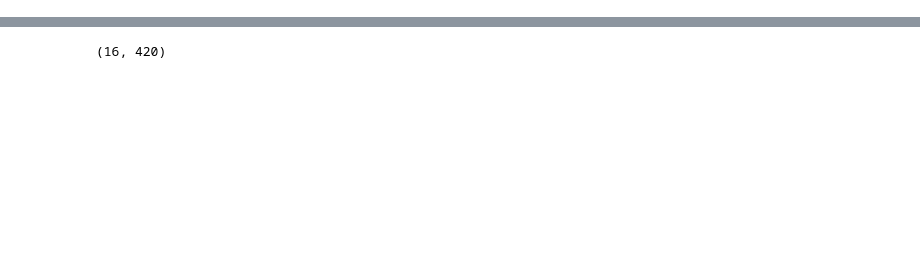
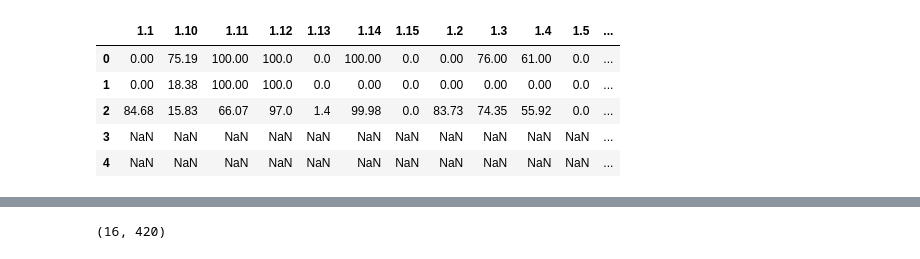
Before and after one commit to olyagnilova/uni-prob, a Jupyter notebook: data_prep.ipynb, the cells around one changed output, grey strips where cells are left out. Cells and saved outputs as stored; diff of their text form; code cells hidden in the pictures; blank space fills up the shorter version.

Commit message:
all data

```diff
--- a/data_prep.ipynb
+++ b/data_prep.ipynb
@@ -9,3 +9,17 @@ import seaborn as sns
 
 %matplotlib inline
 pd.set_option('display.max_columns', 500)
+# %%
+def data_prep(path):
+    raw_data = json.load(open(path, 'r'))
+    # insert missing keys to all the dictionaries
+    max_key = max(max(d) for d in raw_data)
+    empty = dict.fromkeys(set().union(*raw_data), None)
+    raw_data_1 = [dict(empty, **d) for d in raw_data]
+    # preparing final dictionary
+    final_dict = collections.defaultdict(list)
+    for d in raw_data_1:
+        for k, v in d.items():
+            final_dict[k].append(v)
+    df_raw = pd.DataFrame.from_dict(final_dict)
+    return df_raw
@@ -12 +48,23 @@ pd.set_option('display.max_columns', 500)
+# %%
+df_raw_2018 = data_prep("indicators/data_2018.json")
+df_raw_2017 = data_prep("indicators/data_2017.json")
+df_raw_2016 = data_prep("indicators/data_2016.json")
+
+df_tmp_2018 = df_raw_2018.applymap(num_format)
+df_2018 = df_tmp_2018.drop(df_tmp_2018.columns[df_tmp_2018.isna().all()], axis=1)
+
+df_tmp_2017 = df_raw_2017.applymap(num_format)
+df_2017 = df_tmp_2017.drop(df_tmp_2017.columns[df_tmp_2017.isna().all()], axis=1)
+
+df_tmp_2016 = df_raw_2016.applymap(num_format)
+df_2016 = df_tmp_2016.drop(df_tmp_2016.columns[df_tmp_2016.isna().all()], axis=1)
+# %%
+df_2016.head()
+# %% [output]
+|  | 1.1 | 1.10 | 1.11 | 1.12 | 1.13 | 1.14 | 1.15 | 1.2 | 1.3 | 1.4 | 1.5 | ... |
+| 0 | 0.00 | 75.19 | 100.00 | 100.0 | 0.0 | 100.00 | 0.0 | 0.00 | 76.00 | 61.00 | 0.0 | ... |
+| 1 | 0.00 | 18.38 | 100.00 | 100.0 | 0.0 | 0.00 | 0.0 | 0.00 | 0.00 | 0.00 | 0.0 | ... |
+| 2 | 84.68 | 15.83 | 66.07 | 97.0 | 1.4 | 99.98 | 0.0 | 83.73 | 74.35 | 55.92 | 0.0 | ... |
+| 3 | NaN | NaN | NaN | NaN | NaN | NaN | NaN | NaN | NaN | NaN | NaN | ... |
+| 4 | NaN | NaN | NaN | NaN | NaN | NaN | NaN | NaN | NaN | NaN | NaN | ... |
 # %%
```
Also changed, not shown: parts of 17 cells of this notebook, 5 other files.
